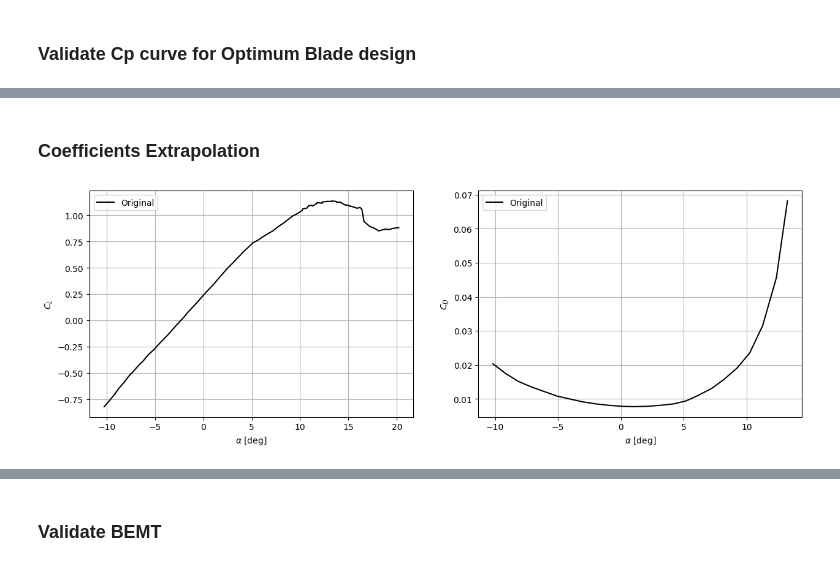
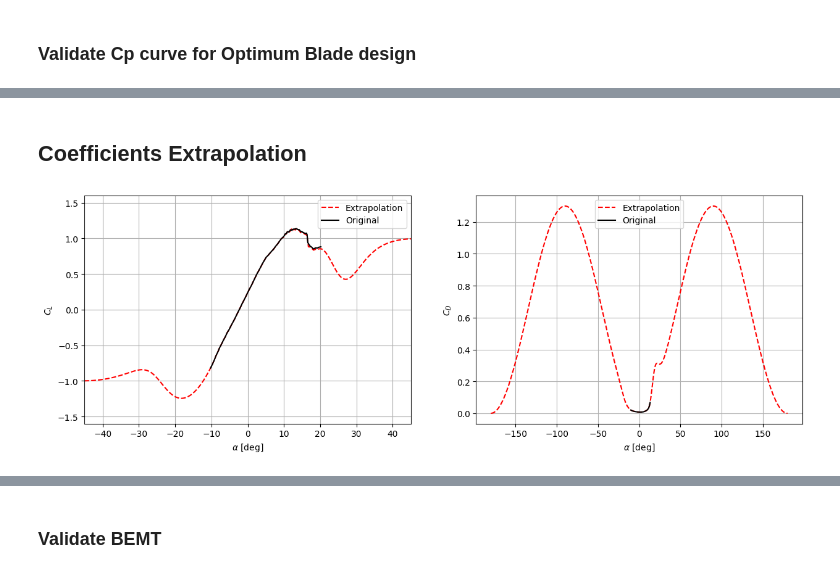
Before and after one commit to Widmark-Kaue/BEMT, a Jupyter notebook: case.ipynb, the cells around one changed output, grey strips where cells are left out. Drawn from its saved outputs; the diff is of its cells as text; code cells hidden in the pictures.

```diff
--- a/case.ipynb
+++ b/case.ipynb
@@ -56,5 +39,5 @@ plt.show()
 # %% [markdown]
-### Coefficients Extrapolation
+## Coefficients Extrapolation
 # %%
 rotor = blade_design('s834', 7, 2, number_of_sections=50,plot=False)
 airfoil_name = 's834'
@@ -69,35 +52,39 @@ alpha_cd = c_lift_drag[re_drg][0][:, 0]
 
 Cl = np.concatenate([c_lift[re][0][:,1] for re in re_lft])
 alpha_cl = np.concatenate([c_lift[re][0][:,0] for re in re_lft])
 
 arg = np.argsort(alpha_cl)
 alpha_cl = np.sort(alpha_cl)
 Cl = Cl[arg]
 
-# print(re_lft, re_drg)
-# print(len(c_lift[re_lft][0][:, 0]))
+Cl_mat = np.concatenate((Cl.reshape(-1,1), alpha_cl.reshape(-1,1)), axis = 1)
+Cd_mat = np.concatenate((Cd.reshape(-1,1), alpha_cd.reshape(-1,1)), axis = 1)
 
-# df_extra = coefficients_extrapolation(c_lift[re_lft][0],c_lift_drag[re_drg][0], rotor)
-# alpha = np.deg2rad(np.concatenate((np.linspace(-90, -15, 100), np.linspace(15, 90, 100))))
+df_extra = coefficients_extrapolation(Cl_mat,Cd_mat, alpha_shift=5, interpolate_type='quadratic')
 
 fig, (ax1, ax2) = plt.subplots(1, 2, figsize = [15, 4.8])
 
 # ax1.plot(df_extra['alpha'],  df_extra['Cl'], 'r--', label = 'Extrapolation')
+ax1.plot(np.rad2deg(df_extra['alpha']),  df_extra['Cl'], 'r--',  label = 'Extrapolation')
 ax1.plot(alpha_cl,  Cl, 'k',  label = 'Original')
 
 ax1.set_xlabel(r'$\alpha$ [deg]')
 ax1.set_ylabel(r'$C_L$')
+ax1.set_xlim([-45, 45])
+ax1.set_ylim([-1.6, 1.6])
 ax1.legend()
 ax1.grid()
 
 # ax2.plot(df_extra['alpha'],  df_extra['Cd'], 'r--', label = 'Extrapolation')
+ax2.plot(np.rad2deg(df_extra['alpha']),  df_extra['Cd'], 'r--',  label = 'Extrapolation')
 ax2.plot(alpha_cd,  Cd, 'k', label = 'Original')
 
 ax2.set_xlabel(r'$\alpha$ [deg]')
 ax2.set_ylabel(r'$C_D$')
+# ax2.set_xlim([-25, 25])
 ax2.legend()
 ax2.grid()
 
 plt.show()
 # %% [output]
-[figure, old version]
+[figure, new version]
```
Also changed, not shown: parts of 5 cells of this notebook.
